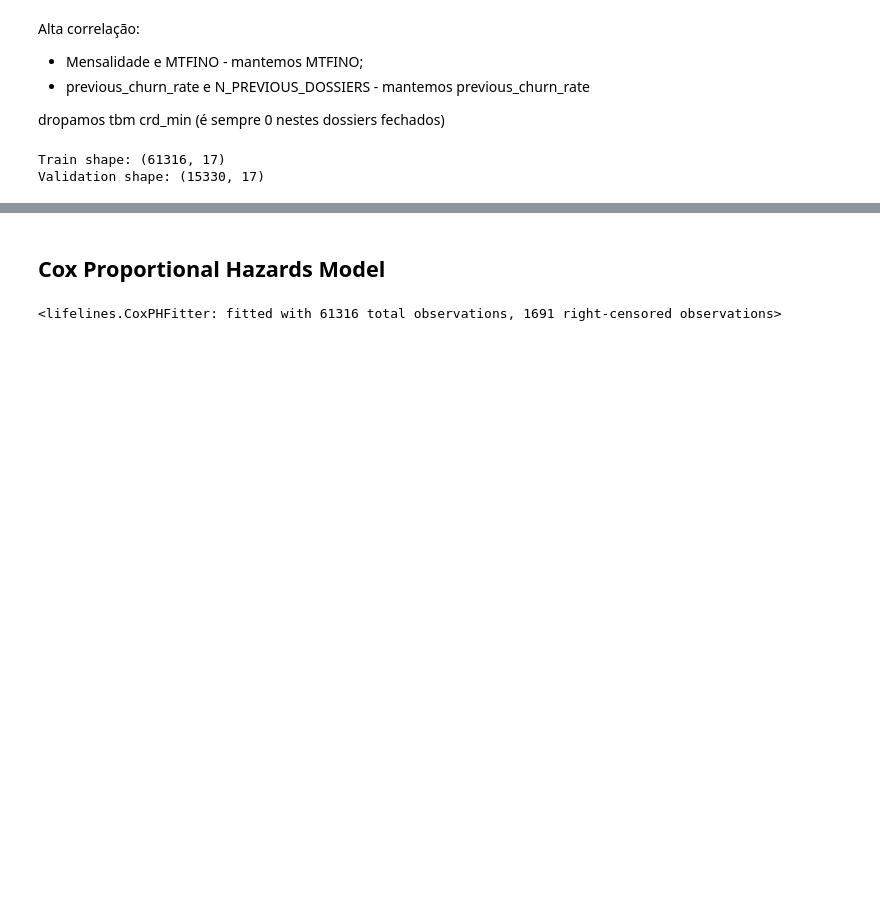
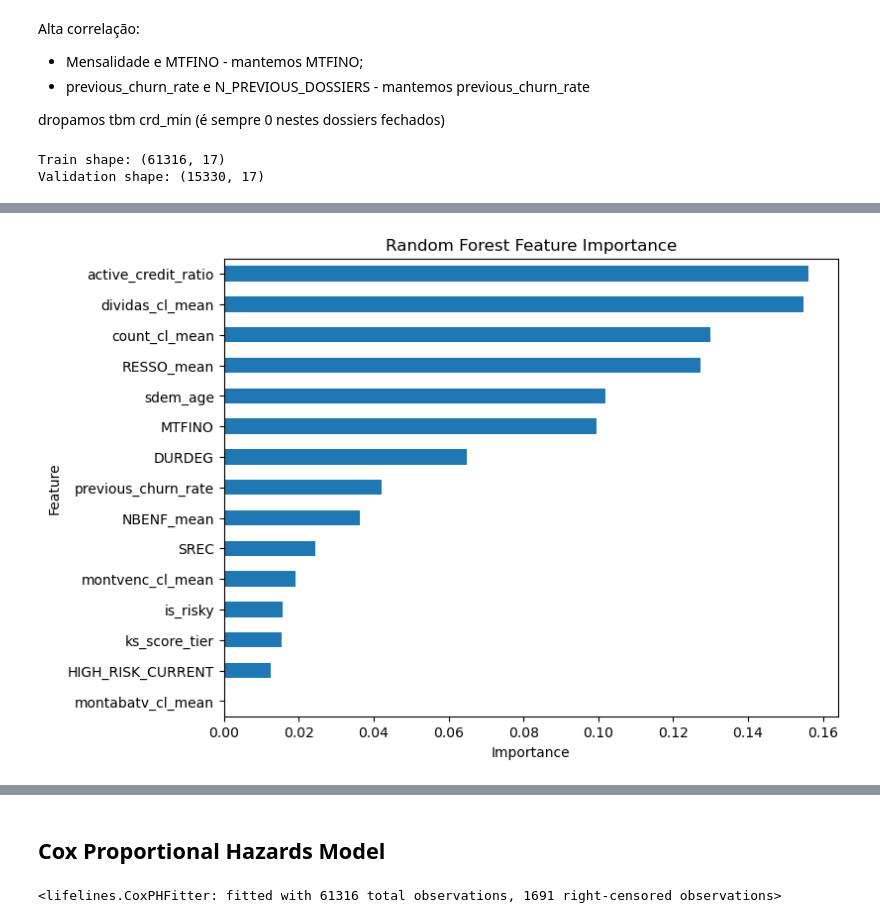
Before and after one commit to Alanog10/BNP-Paribas, a Jupyter notebook: Classification João.ipynb, the cells around one changed output, grey strips where cells are left out. Drawn from its saved outputs; the diff is of its cells as text; code cells hidden in the pictures; blank space fills up the shorter version.

```diff
--- a/Classification João.ipynb
+++ b/Classification João.ipynb
@@ -473,0 +441,34 @@ Validation shape: (15330, 17)
+# %%
+#same numerical features as before
+rf_features = features_for_survival.copy()
+
+#removing those we determined were not useful
+cols_to_drop = ['MENSALIDADE', 'N_PREVIOUS_DOSSIERS', 'CRD_min']
+rf_features = [col for col in rf_features if col not in cols_to_drop]
+
+#preparing our data for random forest
+X_train_rf = train_data[rf_features].copy()
+X_val_rf = val_data[rf_features].copy()
+
+y_train_rf = train_data['CHURN'].astype(int)
+y_val_rf = val_data['CHURN'].astype(int)
+
+#random forest model
+rf = RandomForestClassifier(n_estimators = 300,
+                            random_state = 42,
+                            class_weight = 'balanced',
+                            n_jobs = -1)
+
+rf.fit(X_train_rf, y_train_rf)
+
+#target predictions
+y_val_pred = rf.predict(X_val_rf)
+y_val_prob = rf.predict_proba(X_val_rf)[:, 1]
+
+print(classification_report(y_val_rf, y_val_pred))
+print("Validation ROC-AUC:", roc_auc_score(y_val_rf, y_val_prob))
+
+# feature importance
+rf_importance = pd.Series(rf.feature_importances_, index=X_train_rf.columns).sort_values(ascending=False)
+
+print(rf_importance)
@@ -473,0 +493,9 @@ Validation shape: (15330, 17)
+# %%
+plt.figure(figsize=(8,6))
+rf_importance.sort_values(ascending=True).plot(kind='barh')
+plt.title("Random Forest Feature Importance")
+plt.xlabel("Importance")
+plt.ylabel("Feature")
+plt.show()
+# %% [output]
+[figure, added]
```
Also changed, not shown: parts of 41 cells of this notebook.
